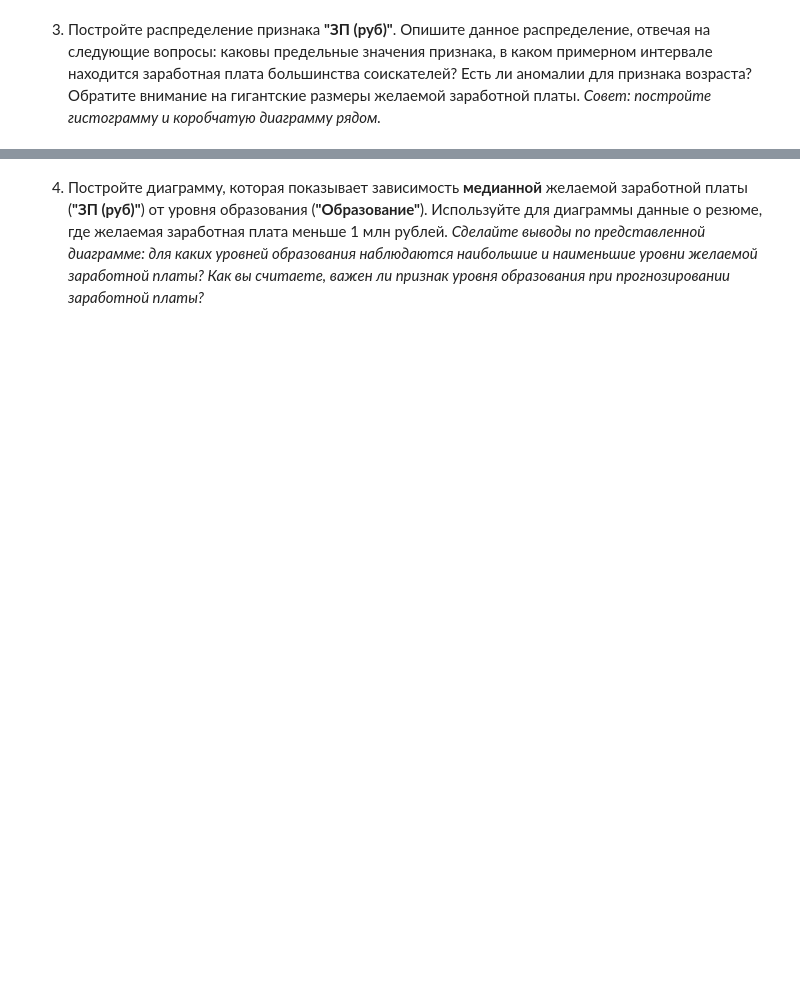
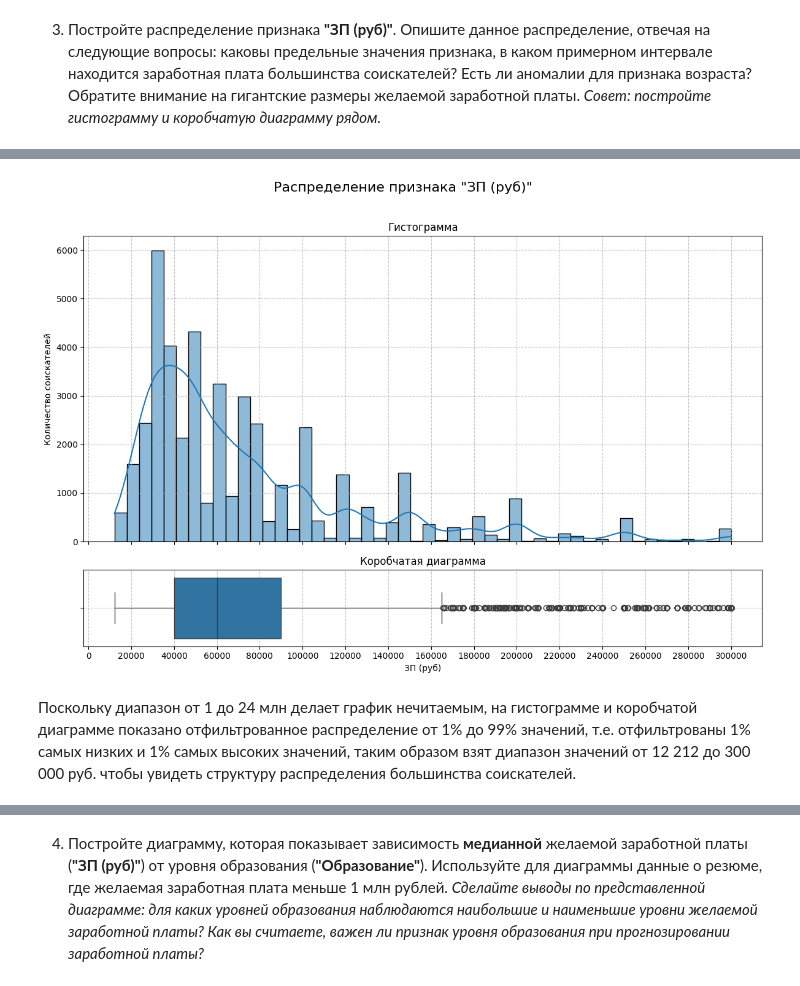
Before and after one commit to orenkant/MIFI, a Jupyter notebook: PYTHON_Сессионное_задание.ipynb, the cells around one changed output, grey strips where cells are left out. Cells and saved outputs as stored; diff of their text form; code cells hidden in the pictures; blank space fills up the shorter version.

```diff
--- a/PYTHON_Сессионное_задание.ipynb
+++ b/PYTHON_Сессионное_задание.ipynb
@@ -462,0 +674,54 @@ merged_left_df['ЗП (руб)'].median()
+# %%
+# Изменение данных для возможности визуализации
+# Рассчитываем 1-й и 99-й процентили
+q01 = graph_df['ЗП (руб)'].quantile(0.01)
+q99 = graph_df['ЗП (руб)'].quantile(0.99)
+
+# Убираем данные которые слишком увеличивают график
+graph_df2 = graph_df[(graph_df['ЗП (руб)'] >= q01) & (graph_df['ЗП (руб)'] <= q99)]
+# %%
+# ваш код здесь
+fig, (ax_hist, ax_box) = plt.subplots(
+        2, 1,
+        figsize=(12, 8),
+        sharex=True,
+        gridspec_kw={'height_ratios': [4, 1]}
+    )
+
+sns.histplot(
+        data=graph_df2,
+        x='ЗП (руб)',
+        kde=True,
+        bins=50,
+        ax=ax_hist
+    )
+
+ax_hist.set_title('Гистограмма')
+ax_hist.set_xlabel('')
+ax_hist.set_ylabel('Количество соискателей')
+ax_hist.grid(True, linestyle='--', alpha=0.7)
+
+sns.boxplot(
+        data=graph_df2,
+        x='ЗП (руб)',
+        ax=ax_box
+    )
+ax_box.set_title('Коробчатая диаграмма')
+ax_box.set_xlabel('ЗП (руб)')
+ax_box.set_ylabel('')
+ax_box.grid(True, linestyle='--', alpha=0.7, which='both')
+
+start_tick = 0
+end_tick = q99
+x_ticks = np.arange(start_tick, end_tick + 20000, 20000)
+
+ax_box.set_xticks(x_ticks)
+
+plt.suptitle('Распределение признака "ЗП (руб)"', fontsize=16, y=1.02)
+plt.tight_layout()
+
+plt.show()
+# %% [output]
+[figure, added]
+# %% [markdown]
+Поскольку диапазон от 1 до 24 млн делает график нечитаемым, на гистограмме и коробчатой диаграмме показано отфильтрованное распределение от 1% до 99% значений, т.е. отфильтрованы 1% самых низких и 1% самых высоких значений, таким образом взят диапазон значений от 12 212 до 300 000 руб. чтобы увидеть структуру распределения большинства соискателей.
```
Also changed, not shown: parts of 101 cells of this notebook.
